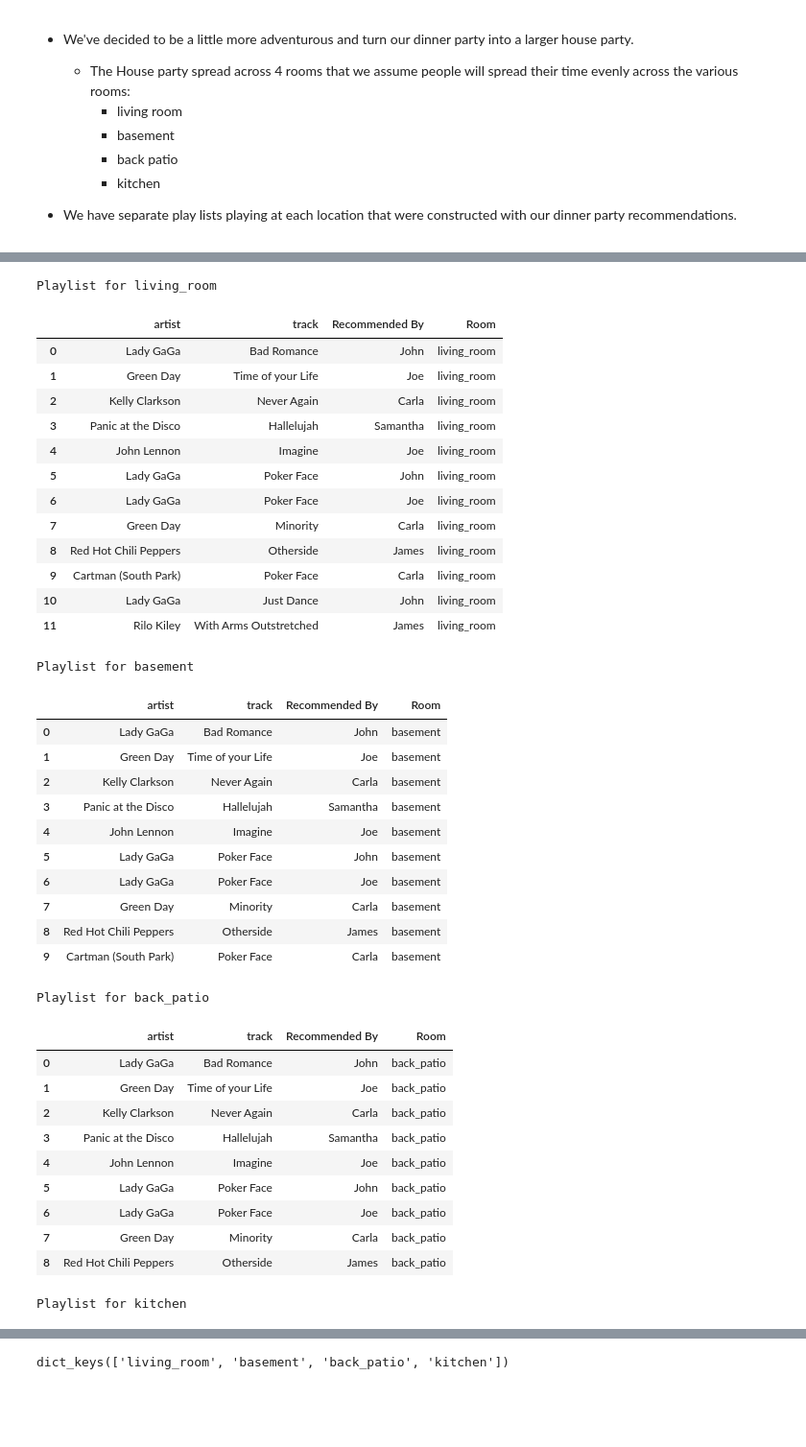
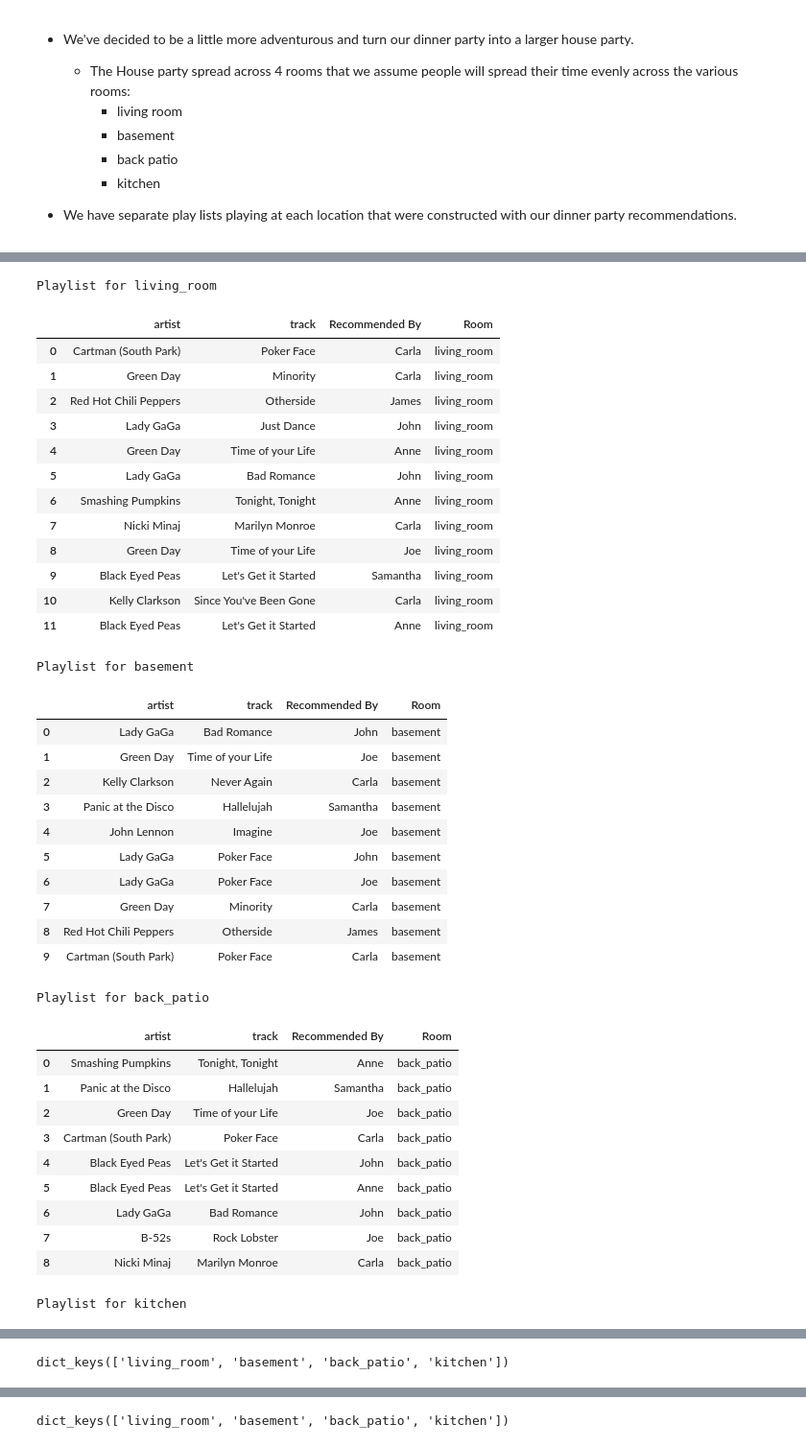
Before and after one commit to jirvingphd/online-dtsc-pt-041320-cohort-notes, a Jupyter notebook: Instructor Notebooks/sect_11/sect_11B_prob_&_comb_instructor.ipynb, the cells around one changed output, grey strips where cells are left out. Shown at 96% size. Cells and saved outputs as stored; diff of their text form; code cells hidden in the pictures; blank space fills up the shorter version.

```diff
--- a/Instructor Notebooks/sect_11/sect_11B_prob_&_comb_instructor.ipynb
+++ b/Instructor Notebooks/sect_11/sect_11B_prob_&_comb_instructor.ipynb
@@ -1044,27 +1073,29 @@ Using a Venn diagram, we can pictorially see the idea behind the law of total pr
 # %%
-house_party = dict(living_room = df.sample(12,random_state=321).reset_index(drop=True).copy(),
+house_party = dict(living_room = df.sample(12,random_state=12).reset_index(drop=True).copy(),
                    basement = df.sample(10,random_state=321).reset_index(drop=True).copy(),
-                   back_patio = df.sample(9,random_state=321).reset_index(drop=True).copy(),
-                  kitchen=df.sample(8,random_state=321).reset_index(drop=True).copy())
+                   back_patio = df.sample(9,random_state=42).reset_index(drop=True).copy(),
+                  kitchen=df.sample(8,random_state=3210).reset_index(drop=True).copy())
 
 for k,v in house_party.items():
     v['Room'] = k
     display(v.style.set_caption(f"Playlist for {k}"))
+
+house_party.keys()
 # %% [output]
 Playlist for living_room
 |  | artist | track | Recommended By | Room |
-| 0 | Lady GaGa | Bad Romance | John | living_room |
-| 1 | Green Day | Time of your Life | Joe | living_room |
-| 2 | Kelly Clarkson | Never Again | Carla | living_room |
-| 3 | Panic at the Disco | Hallelujah | Samantha | living_room |
-| 4 | John Lennon | Imagine | Joe | living_room |
-| 5 | Lady GaGa | Poker Face | John | living_room |
-| 6 | Lady GaGa | Poker Face | Joe | living_room |
-| 7 | Green Day | Minority | Carla | living_room |
-| 8 | Red Hot Chili Peppers | Otherside | James | living_room |
-| 9 | Cartman (South Park) | Poker Face | Carla | living_room |
-| 10 | Lady GaGa | Just Dance | John | living_room |
-| 11 | Rilo Kiley | With Arms Outstretched | James | living_room |
+| 0 | Cartman (South Park) | Poker Face | Carla | living_room |
+| 1 | Green Day | Minority | Carla | living_room |
+| 2 | Red Hot Chili Peppers | Otherside | James | living_room |
+| 3 | Lady GaGa | Just Dance | John | living_room |
+| 4 | Green Day | Time of your Life | Anne | living_room |
+| 5 | Lady GaGa | Bad Romance | John | living_room |
+| 6 | Smashing Pumpkins | Tonight, Tonight | Anne | living_room |
+| 7 | Nicki Minaj | Marilyn Monroe | Carla | living_room |
+| 8 | Green Day | Time of your Life | Joe | living_room |
+| 9 | Black Eyed Peas | Let's Get it Started | Samantha | living_room |
+| 10 | Kelly Clarkson | Since You've Been Gone | Carla | living_room |
+| 11 | Black Eyed Peas | Let's Get it Started | Anne | living_room |
 Playlist for basement
 |  | artist | track | Recommended By | Room |
 | 0 | Lady GaGa | Bad Romance | John | basement |
@@ -1079,14 +1110,14 @@ Playlist for basement
 | 9 | Cartman (South Park) | Poker Face | Carla | basement |
 Playlist for back_patio
 |  | artist | track | Recommended By | Room |
-| 0 | Lady GaGa | Bad Romance | John | back_patio |
-| 1 | Green Day | Time of your Life | Joe | back_patio |
-| 2 | Kelly Clarkson | Never Again | Carla | back_patio |
-| 3 | Panic at the Disco | Hallelujah | Samantha | back_patio |
-| 4 | John Lennon | Imagine | Joe | back_patio |
-| 5 | Lady GaGa | Poker Face | John | back_patio |
-| 6 | Lady GaGa | Poker Face | Joe | back_patio |
-| 7 | Green Day | Minority | Carla | back_patio |
-| 8 | Red Hot Chili Peppers | Otherside | James | back_patio |
+| 0 | Smashing Pumpkins | Tonight, Tonight | Anne | back_patio |
+| 1 | Panic at the Disco | Hallelujah | Samantha | back_patio |
+| 2 | Green Day | Time of your Life | Joe | back_patio |
+| 3 | Cartman (South Park) | Poker Face | Carla | back_patio |
+| 4 | Black Eyed Peas | Let's Get it Started | John | back_patio |
+| 5 | Black Eyed Peas | Let's Get it Started | Anne | back_patio |
+| 6 | Lady GaGa | Bad Romance | John | back_patio |
+| 7 | B-52s | Rock Lobster | Joe | back_patio |
+| 8 | Nicki Minaj | Marilyn Monroe | Carla | back_patio |
 Playlist for kitchen
 |  | artist | track | Recommended By | Room |
@@ -1100,0 +1132 @@ Playlist for kitchen
+dict_keys(['living_room', 'basement', 'back_patio', 'kitchen'])
```
Also changed, not shown: parts of 83 cells of this notebook, 9 other files.
